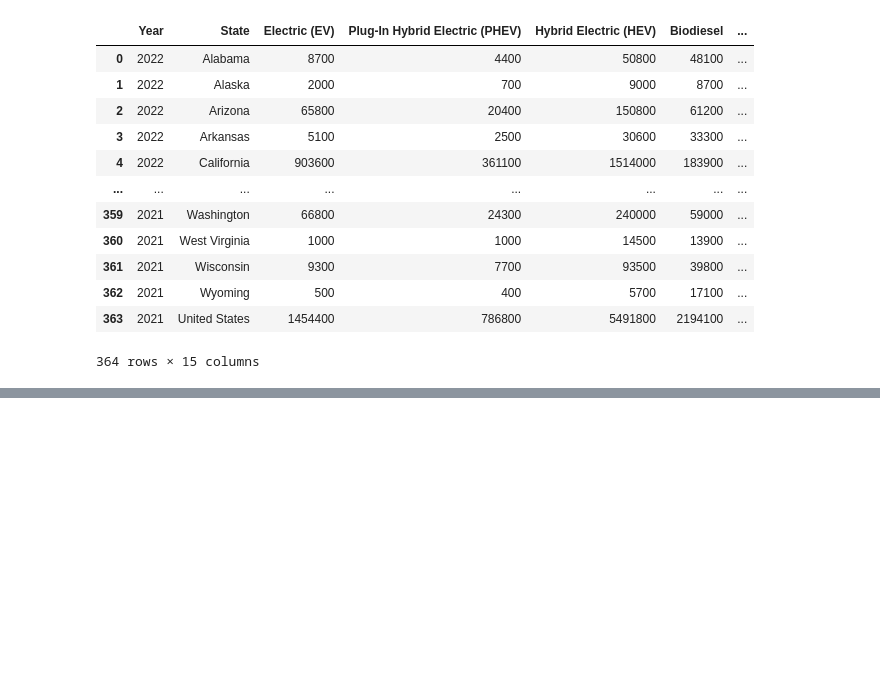
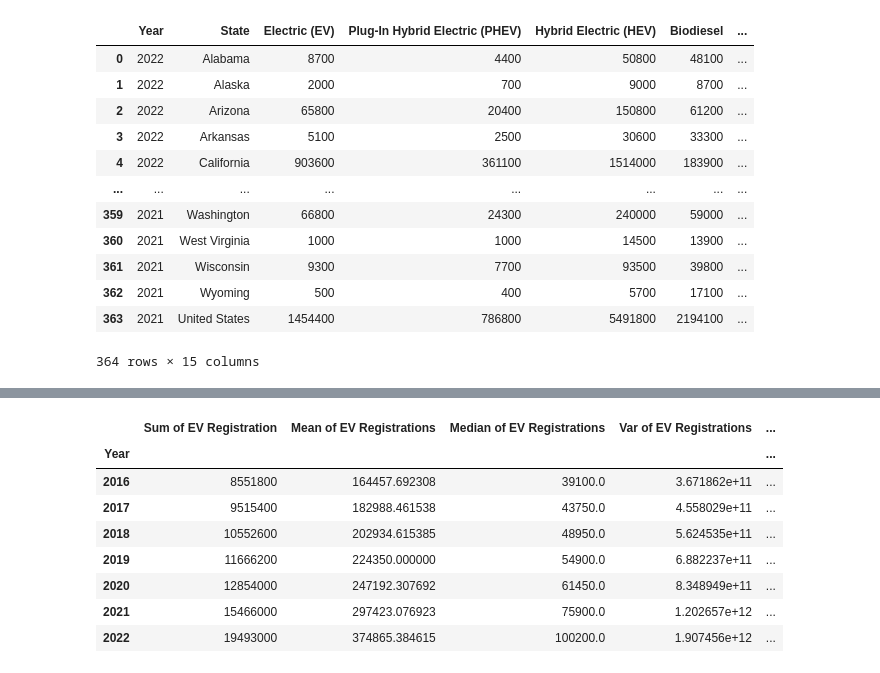
Before and after one commit to MrGoots/ETL_Python_Analysis, a Jupyter notebook: Registration_Files/output/BETA_DataFrame.ipynb, the cells around one changed output, grey strips where cells are left out. Cells and saved outputs as stored; diff of their text form; code cells hidden in the pictures; blank space fills up the shorter version.

```diff
--- a/Registration_Files/output/BETA_DataFrame.ipynb
+++ b/Registration_Files/output/BETA_DataFrame.ipynb
@@ -113,0 +154,29 @@ registration_data_df
+# %%
+#EVs bar plot showing the total number of rows using pyplot.
+sum = reduced_registration_data_df["Total EV Registrations"].groupby(reduced_registration_data_df["Year"]).sum()
+mean = reduced_registration_data_df["Total EV Registrations"].groupby(reduced_registration_data_df["Year"]).mean()
+median = reduced_registration_data_df["Total EV Registrations"].groupby(reduced_registration_data_df["Year"]).median()
+var = reduced_registration_data_df["Total EV Registrations"].groupby(reduced_registration_data_df["Year"]).var()
+std = reduced_registration_data_df["Total EV Registrations"].groupby(reduced_registration_data_df["Year"]).std()
+sem = reduced_registration_data_df["Total EV Registrations"].groupby(reduced_registration_data_df["Year"]).sem()
+
+
+ev_stat_summary = pd.DataFrame({
+                             "Sum of EV Registration" : sum,
+                             "Mean of EV Registrations" : mean,
+                             "Median of EV Registrations" : median,
+                             "Var of EV Registrations" : var,
+                             "Std.Dev of EV Registrations" : std,
+                             "Std. Error of EV Registrations" : sem})
+
+ev_stat_summary
+# %% [output]
+|  | Sum of EV Registration | Mean of EV Registrations | Median of EV Registrations | Var of EV Registrations | ... |
+| Year |  |  |  |  | ... |
+| 2016 | 8551800 | 164457.692308 | 39100.0 | 3.671862e+11 | ... |
+| 2017 | 9515400 | 182988.461538 | 43750.0 | 4.558029e+11 | ... |
+| 2018 | 10552600 | 202934.615385 | 48950.0 | 5.624535e+11 | ... |
+| 2019 | 11666200 | 224350.000000 | 54900.0 | 6.882237e+11 | ... |
+| 2020 | 12854000 | 247192.307692 | 61450.0 | 8.348949e+11 | ... |
+| 2021 | 15466000 | 297423.076923 | 75900.0 | 1.202657e+12 | ... |
+| 2022 | 19493000 | 374865.384615 | 100200.0 | 1.907456e+12 | ... |
```
Also changed, not shown: parts of 9 cells of this notebook.
